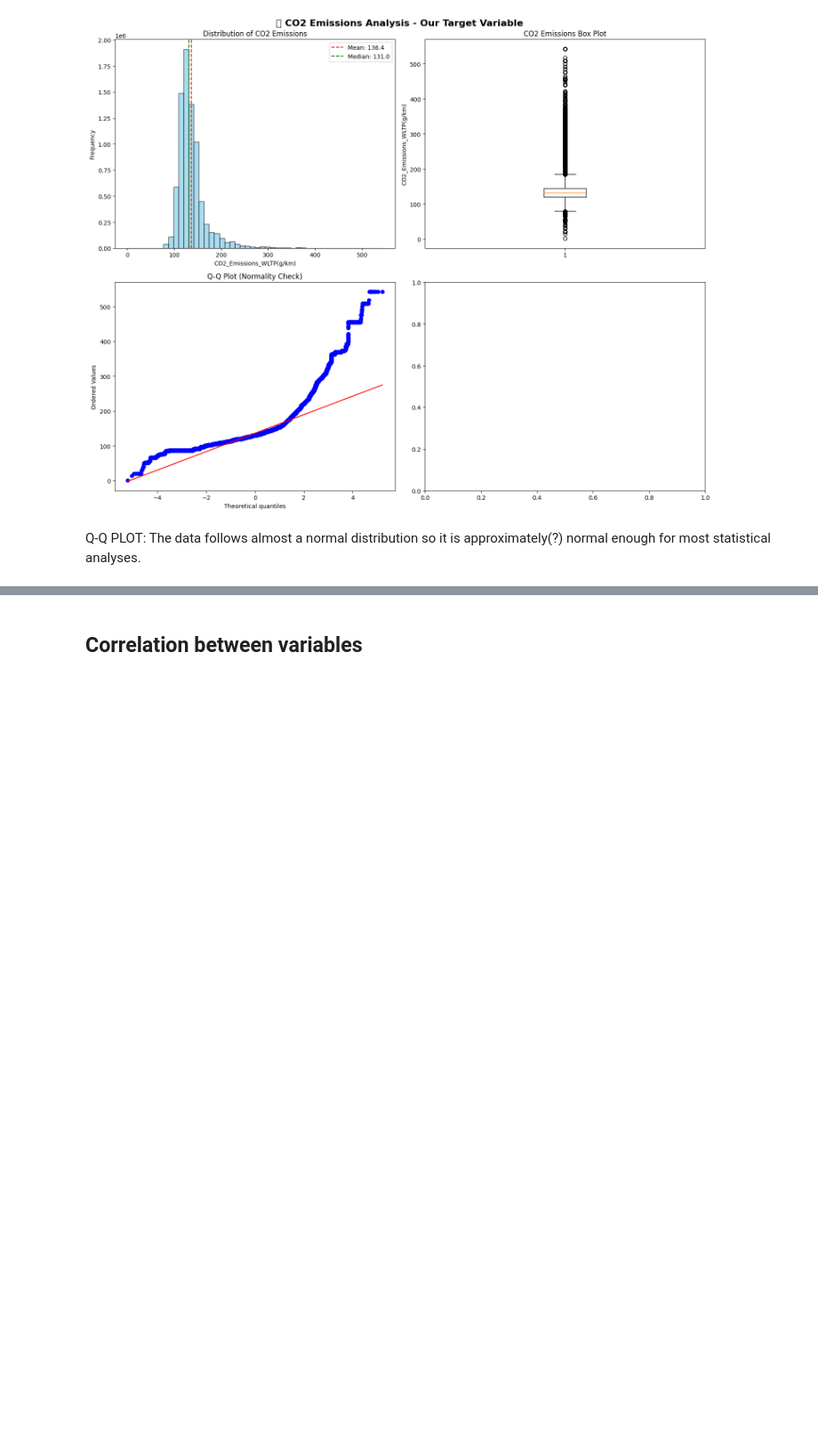
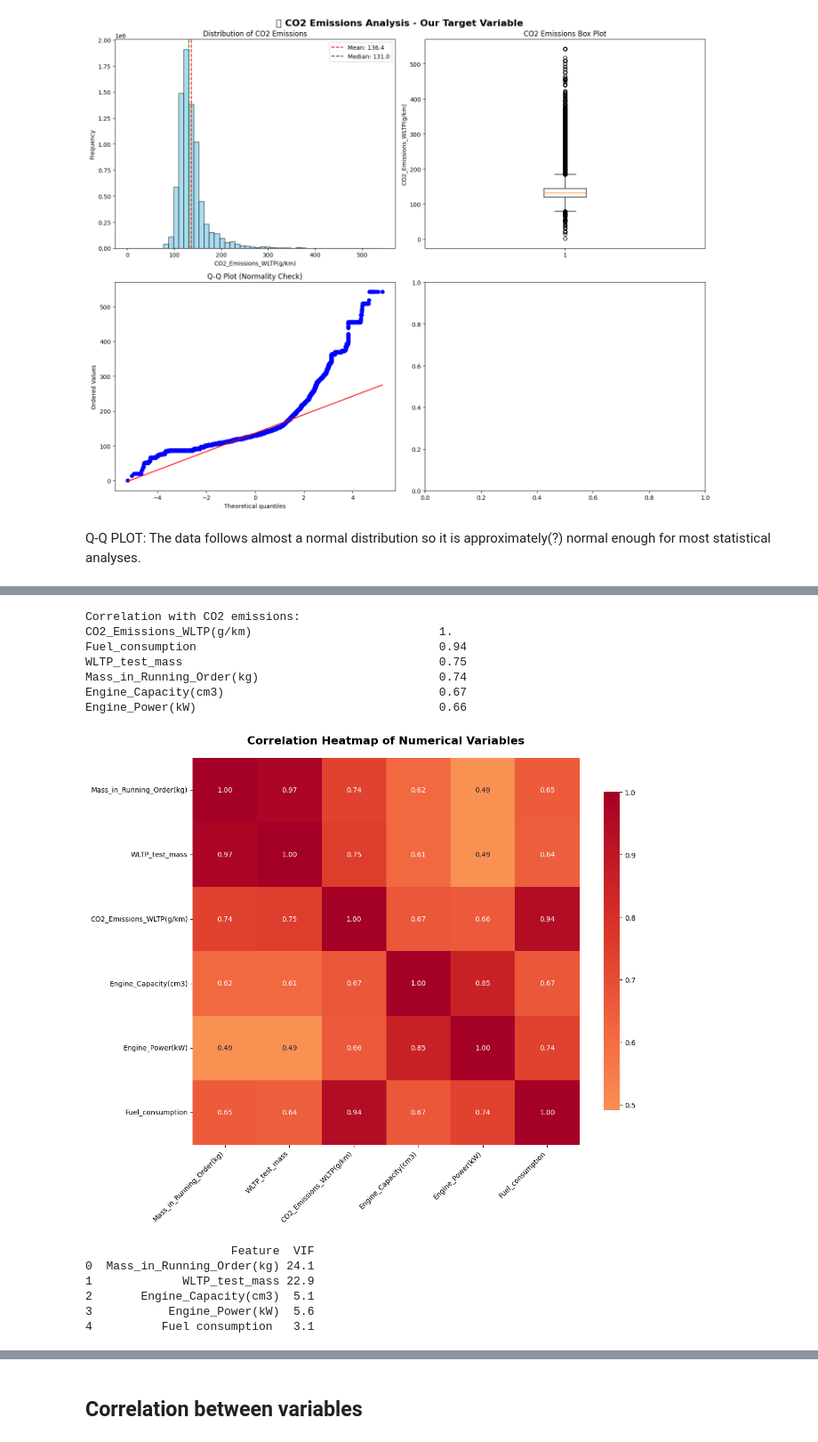
Before and after one commit to Tavocado-S/CO2_Prediction, a Jupyter notebook: notebooks/burak_explo_copy_2023.ipynb, the cells around one changed output, grey strips where cells are left out. Shown at 89% size. Cells and saved outputs as stored; diff of their text form; code cells hidden in the pictures; blank space fills up the shorter version.

Commit message:
I added my version of variable selection and conclusions part

```diff
--- a/notebooks/burak_explo_copy_2023.ipynb
+++ b/notebooks/burak_explo_copy_2023.ipynb
@@ -755,0 +768,2 @@ Q-Q PLOT: The data follows almost a normal distribution so it is approximately(?
+# %%
+df_unique = df_a.drop_duplicates(subset=['Commercial_Name', 'Version', 'Variant', 'Type'])
@@ -755,0 +843,8 @@ Q-Q PLOT: The data follows almost a normal distribution so it is approximately(?
+# %%
+columns_to_drop = ['Vehicle_ID','Vehicle_Family_id_number', 'Manufacturer_Pooling', 'Manufacturer_Name', 'Manufacturer_name_OEM', 'Country',
+                   'Type','Variant', 'Version','Commercial_Name', 'Type_approval_number', 'Make', 'Category_type_approved',
+                   'Category_type_registered','Total_new_registrations','Fuel_Type','Electric_Energy_Consumption(Wh/km)','year',
+                   'Innovative_Technologies', 'Emmission_reduction_through_innovation_WLTP',
+                   'Status','Date of registration','Electric_Charge','RLFI', 'Electric range (km)' ]
+
+df_unique = df_unique.drop(columns_to_drop, axis=1)
@@ -755,0 +869,55 @@ Q-Q PLOT: The data follows almost a normal distribution so it is approximately(?
+# %%
+# Correlation analysis with CO2 emissions
+# Selecting numerical columns for correlation analysis
+numerical_cols = df_unique.select_dtypes(include=[np.number]).columns
+
+#display(numerical_cols)
+
+corr_with_co2 = df_unique[numerical_cols].corr()['CO2_Emissions_WLTP(g/km)'].sort_values(ascending=False)
+print("Correlation with CO2 emissions:")
+for var, corr_val in corr_with_co2.items():
+    print(f"{var:<50} {np.format_float_positional(corr_val, precision=2)}")
+
+
+# Create correlation matrix for all numerical columns
+correlation_matrix = df_unique[numerical_cols].corr()
+
+# Create the heatmap
+plt.figure(figsize=(12, 10))
+sns.heatmap(correlation_matrix,
+            annot=True,           # Show correlation values
+            cmap='RdYlBu_r',      # Color scheme (red-yellow-blue reversed)
+            center=0,             # Center colormap at 0
+            square=True,          # Make cells square-shaped
+            fmt='.2f',            # Format numbers to 2 decimal places
+            cbar_kws={'shrink': 0.8})  # Adjust colorbar size
+
+plt.title('Correlation Heatmap of Numerical Variables', fontsize=16, fontweight='bold', pad=20)
+plt.xticks(rotation=45, ha='right')
+plt.yticks(rotation=0)
+plt.tight_layout()
+plt.show()
+# %% [output]
+Correlation with CO2 emissions:
+CO2_Emissions_WLTP(g/km)                           1.
+Fuel_consumption                                   0.94
+WLTP_test_mass                                     0.75
+Mass_in_Running_Order(kg)                          0.74
+Engine_Capacity(cm3)                               0.67
+Engine_Power(kW)                                   0.66
+[figure, added]
+# %%
+# Remove rows with NaN or infinite values
+X_scaled = pd.DataFrame(X_scaled, columns=X.columns)
+X_scaled = X_scaled.replace([np.inf, -np.inf], np.nan).dropna()
+vif_df = pd.DataFrame()
+vif_df['Feature'] = X_scaled.columns
+vif_df['VIF'] = [variance_inflation_factor(X_scaled.values, i) for i in range(X_scaled.shape[1])]
+print(vif_df)
+# %% [output]
+                     Feature  VIF
+0  Mass_in_Running_Order(kg) 24.1
+1             WLTP_test_mass 22.9
+2       Engine_Capacity(cm3)  5.1
+3           Engine_Power(kW)  5.6
+4          Fuel consumption   3.1
```
Also changed, not shown: parts of 48 cells of this notebook, 1 other file.
